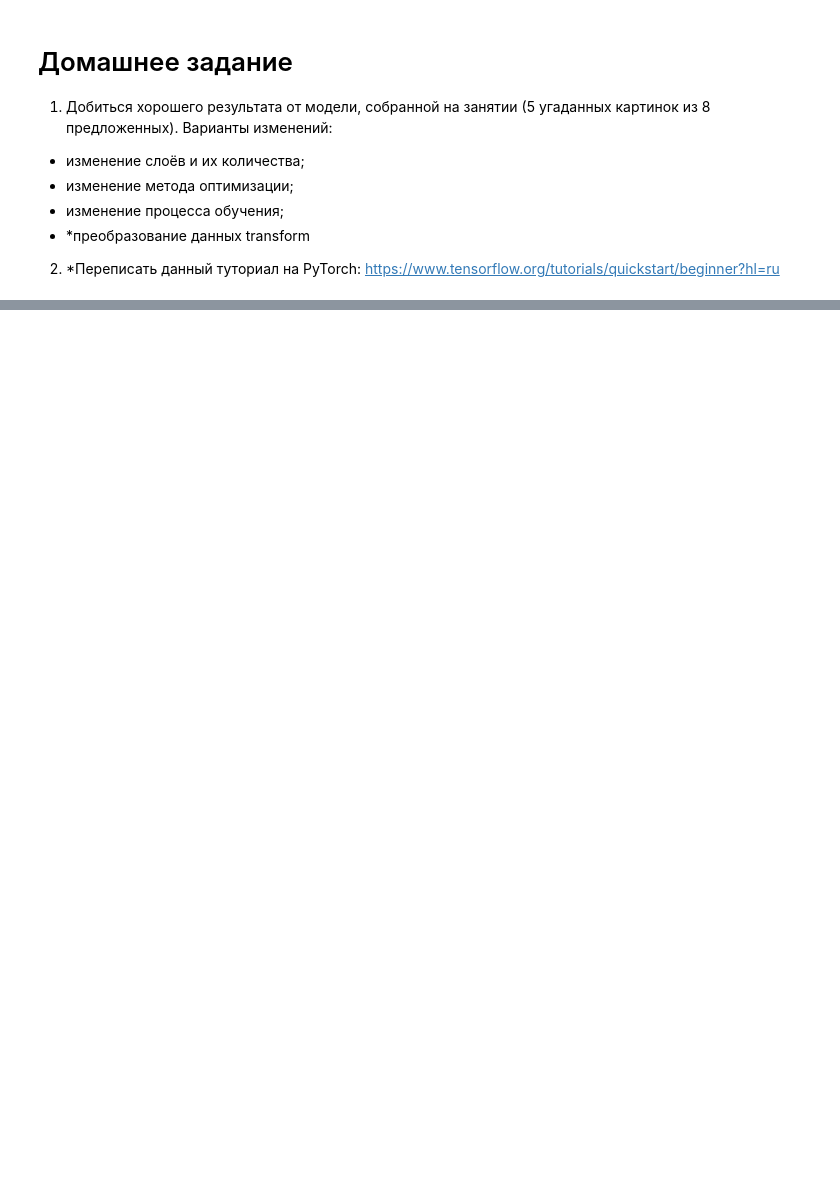
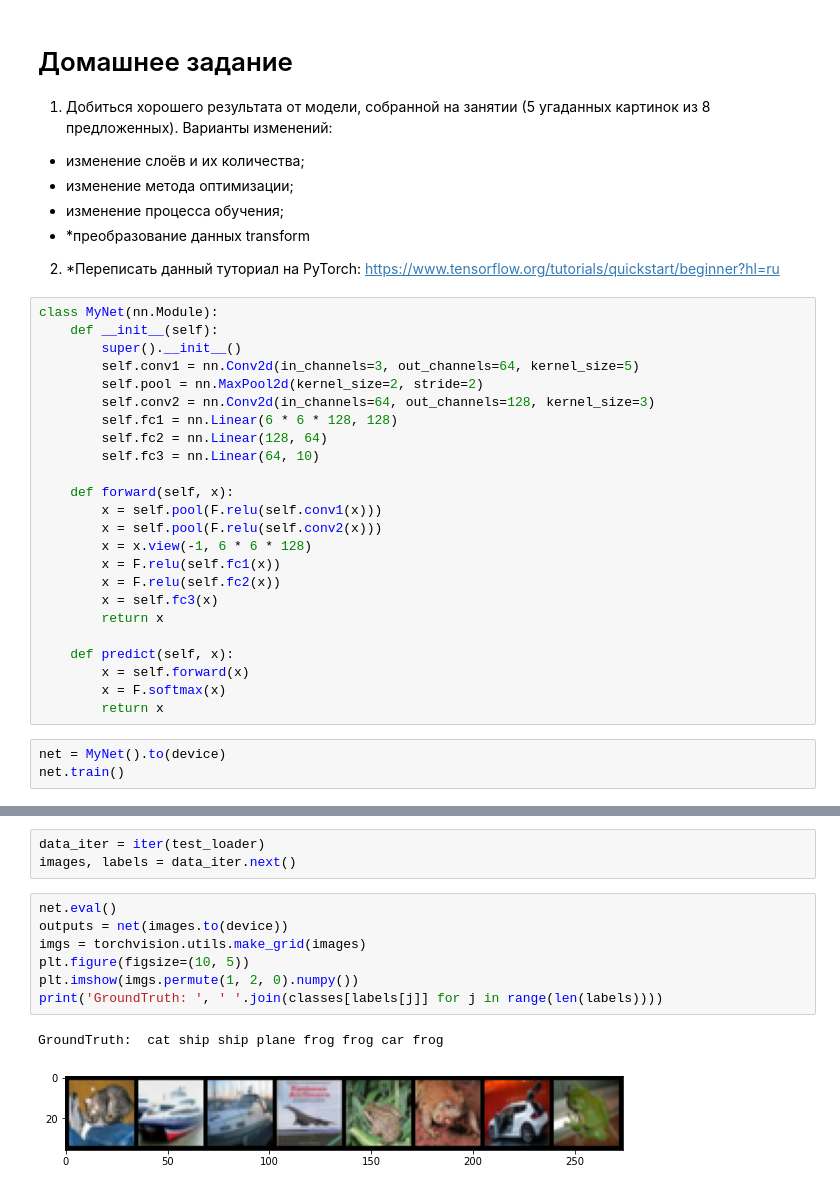
Before and after one commit to Praetorian15/PyTorch, a Jupyter notebook: Lesson2/HW2.ipynb, the cells around one changed output, grey strips where cells are left out. Drawn from its saved outputs; the diff is of its cells as text; blank space fills up the shorter version.

```diff
--- a/Lesson2/HW2.ipynb
+++ b/Lesson2/HW2.ipynb
@@ -176,3 +221,30 @@ for i in range(10):
 - *преобразование данных transform
 
 2. *Переписать данный туториал на PyTorch: https://www.tensorflow.org/tutorials/quickstart/beginner?hl=ru
+# %%
+class MyNet(nn.Module):
+    def __init__(self):
+        super().__init__()
+        self.conv1 = nn.Conv2d(in_channels=3, out_channels=64, kernel_size=5)
+        self.pool = nn.MaxPool2d(kernel_size=2, stride=2)
+        self.conv2 = nn.Conv2d(in_channels=64, out_channels=128, kernel_size=3)
+        self.fc1 = nn.Linear(6 * 6 * 128, 128)
+        self.fc2 = nn.Linear(128, 64)
+        self.fc3 = nn.Linear(64, 10)
+
+    def forward(self, x):
+        x = self.pool(F.relu(self.conv1(x)))
+        x = self.pool(F.relu(self.conv2(x)))
+        x = x.view(-1, 6 * 6 * 128)
+        x = F.relu(self.fc1(x))
+        x = F.relu(self.fc2(x))
+        x = self.fc3(x)
+        return x
+
+    def predict(self, x):
+        x = self.forward(x)
+        x = F.softmax(x)
+        return x
+# %%
+net = MyNet().to(device)
+net.train()
@@ -178,0 +312,13 @@ for i in range(10):
+# %%
+data_iter = iter(test_loader)
+images, labels = data_iter.next()
+# %%
+net.eval()
+outputs = net(images.to(device))
+imgs = torchvision.utils.make_grid(images)
+plt.figure(figsize=(10, 5))
+plt.imshow(imgs.permute(1, 2, 0).numpy())
+print('GroundTruth: ', ' '.join(classes[labels[j]] for j in range(len(labels))))
+# %% [output]
+GroundTruth:  cat ship ship plane frog frog car frog
+[figure, added]
```
Also changed, not shown: parts of 27 cells of this notebook.
